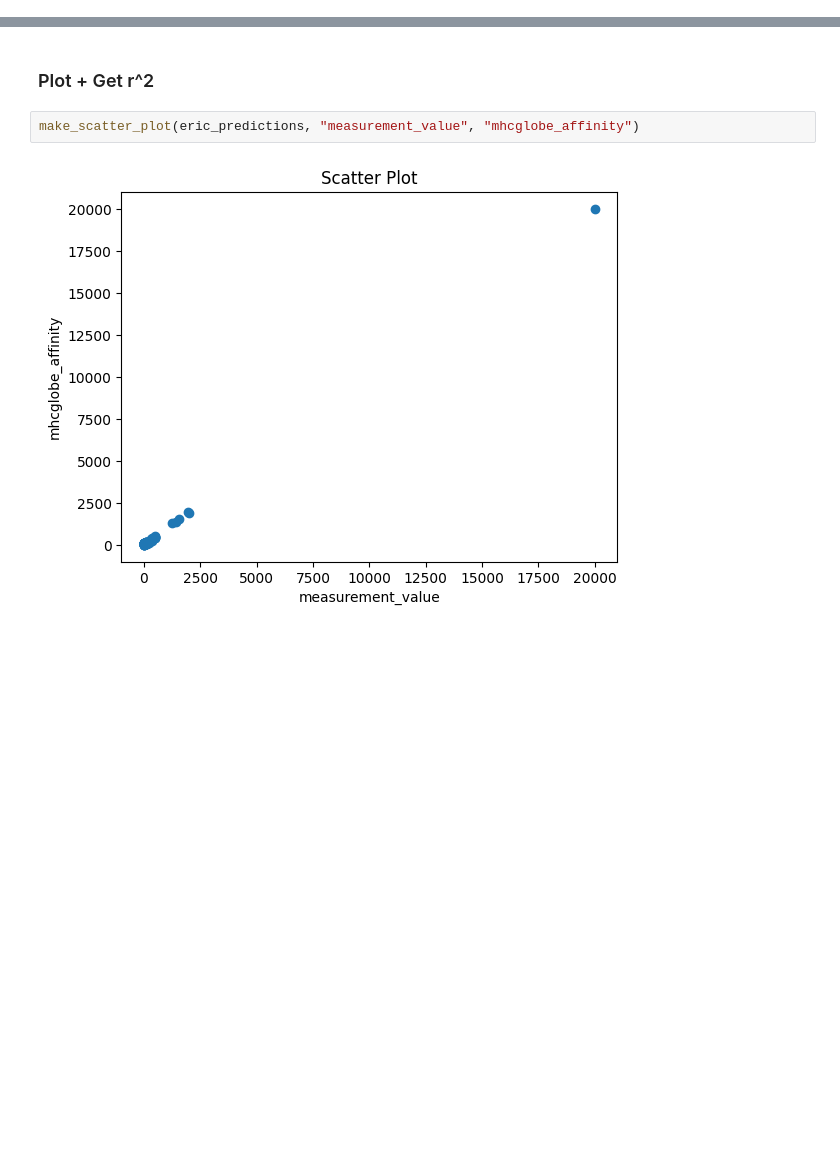
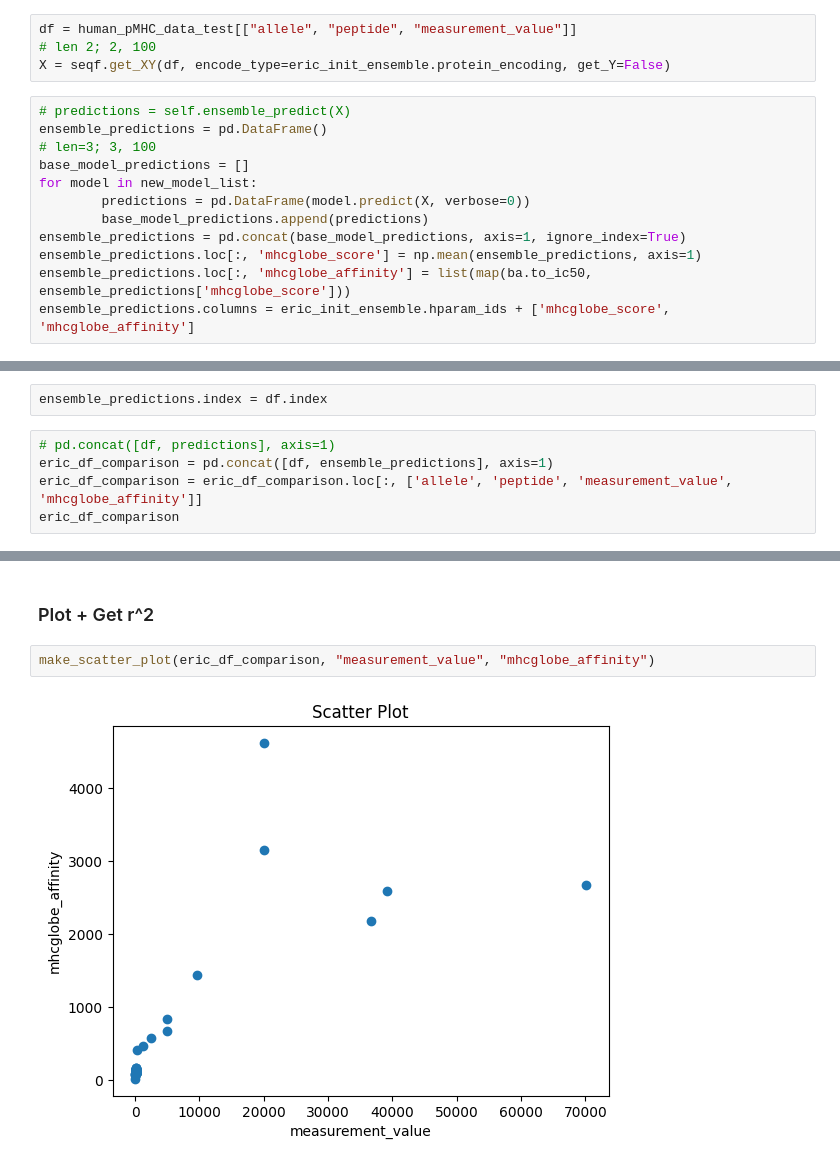
Before and after one commit to prakritipaul/mhcglobe, a Jupyter notebook: prakriti_MHCglobe_code_validation.ipynb, the cells around one changed output, grey strips where cells are left out. Saved outputs shown, nothing was run; the diff lists cells and outputs as text; blank space fills up the shorter version.

```diff
--- a/prakriti_MHCglobe_code_validation.ipynb
+++ b/prakriti_MHCglobe_code_validation.ipynb
@@ -398,0 +432,16 @@ eric_predictions
+# %%
+df = human_pMHC_data_test[["allele", "peptide", "measurement_value"]]
+# len 2; 2, 100
+X = seqf.get_XY(df, encode_type=eric_init_ensemble.protein_encoding, get_Y=False)
+# %%
+# predictions = self.ensemble_predict(X)
+ensemble_predictions = pd.DataFrame()
+# len=3; 3, 100
+base_model_predictions = []
+for model in new_model_list:
+        predictions = pd.DataFrame(model.predict(X, verbose=0))
+        base_model_predictions.append(predictions)
+ensemble_predictions = pd.concat(base_model_predictions, axis=1, ignore_index=True)
+ensemble_predictions.loc[:, 'mhcglobe_score'] = np.mean(ensemble_predictions, axis=1)
+ensemble_predictions.loc[:, 'mhcglobe_affinity'] = list(map(ba.to_ic50, ensemble_predictions['mhcglobe_score']))
+ensemble_predictions.columns = eric_init_ensemble.hparam_ids + ['mhcglobe_score', 'mhcglobe_affinity']
@@ -398,0 +464,7 @@ eric_predictions
+# %%
+ensemble_predictions.index = df.index
+# %%
+# pd.concat([df, predictions], axis=1)
+eric_df_comparison = pd.concat([df, ensemble_predictions], axis=1)
+eric_df_comparison = eric_df_comparison.loc[:, ['allele', 'peptide', 'measurement_value', 'mhcglobe_affinity']]
+eric_df_comparison
@@ -399,7 +504,7 @@ eric_predictions
 # %% [markdown]
 ### Plot + Get r^2
 # %%
-make_scatter_plot(eric_predictions, "measurement_value", "mhcglobe_affinity")
+make_scatter_plot(eric_df_comparison, "measurement_value", "mhcglobe_affinity")
 # %% [output]
-[figure, old version]
+[figure, new version]
 # %%
```
Also changed, not shown: parts of 21 cells of this notebook.
